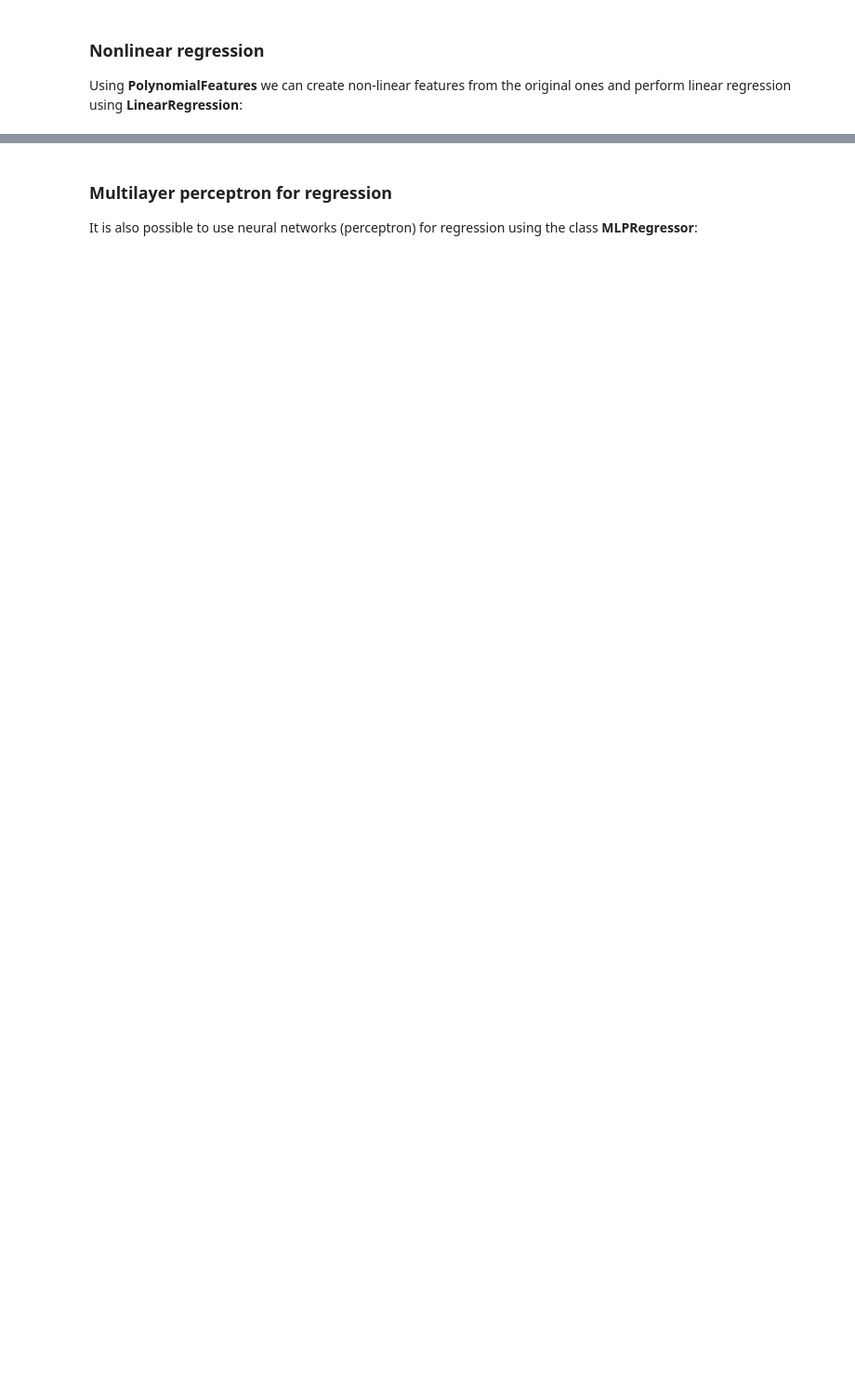
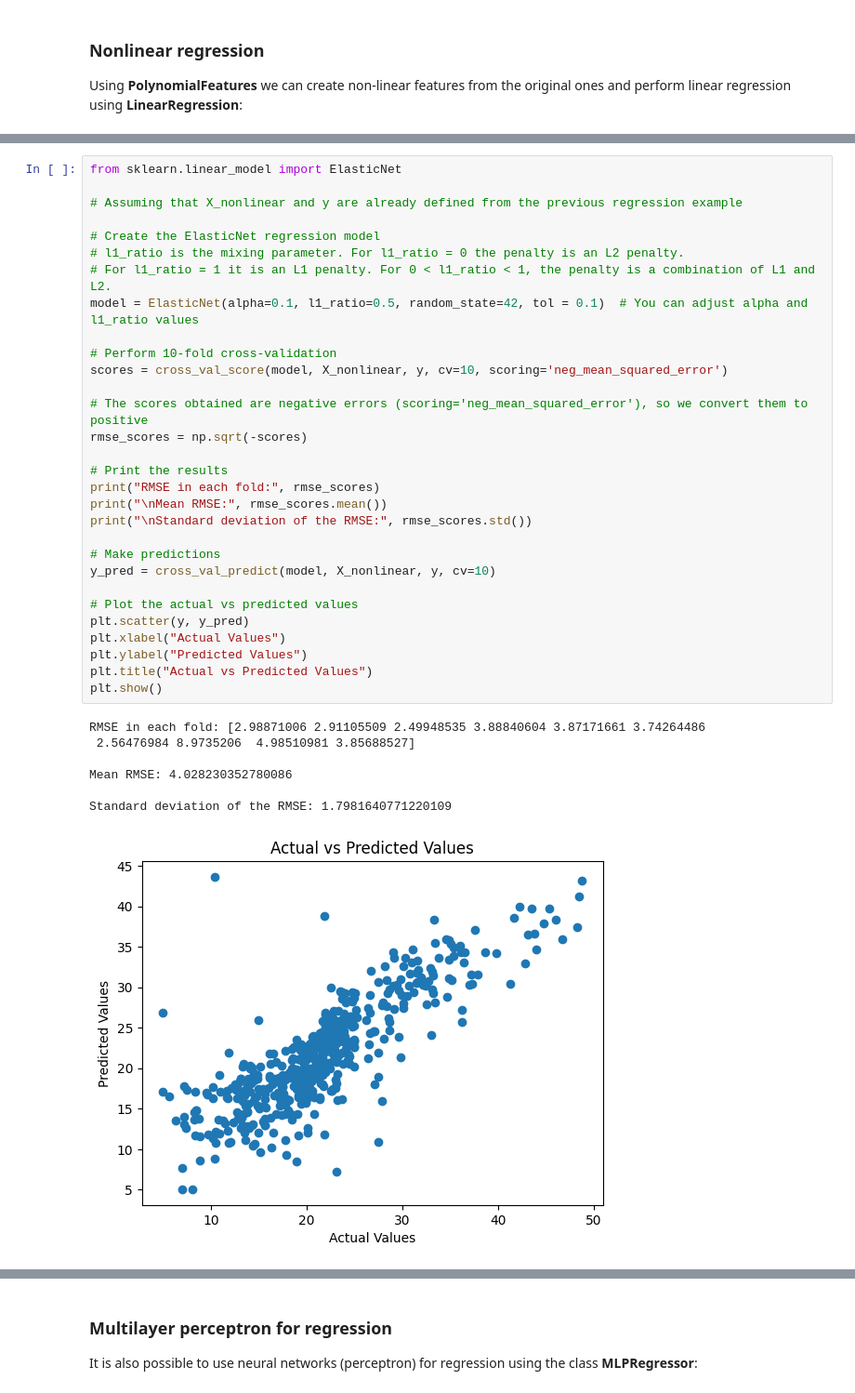
Before and after one commit to AbrahamOtero/MLiB, a Jupyter notebook: 4_PredictiveModels.ipynb, the cells around one changed output, grey strips where cells are left out. Shown at 93% size. Saved outputs shown, nothing was run; the diff lists cells and outputs as text; blank space fills up the shorter version.

```diff
--- a/4_PredictiveModels.ipynb
+++ b/4_PredictiveModels.ipynb
@@ -715,0 +715,38 @@ If you are interested in regularized regression models see the documentation for
+# %%
+from sklearn.linear_model import ElasticNet
+
+# Assuming that X_nonlinear and y are already defined from the previous regression example
+
+# Create the ElasticNet regression model
+# l1_ratio is the mixing parameter. For l1_ratio = 0 the penalty is an L2 penalty.
+# For l1_ratio = 1 it is an L1 penalty. For 0 < l1_ratio < 1, the penalty is a combination of L1 and L2.
+model = ElasticNet(alpha=0.1, l1_ratio=0.5, random_state=42, tol = 0.1)  # You can adjust alpha and l1_ratio values
+
+# Perform 10-fold cross-validation
+scores = cross_val_score(model, X_nonlinear, y, cv=10, scoring='neg_mean_squared_error')
+
+# The scores obtained are negative errors (scoring='neg_mean_squared_error'), so we convert them to positive
+rmse_scores = np.sqrt(-scores)
+
+# Print the results
+print("RMSE in each fold:", rmse_scores)
+print("\nMean RMSE:", rmse_scores.mean())
+print("\nStandard deviation of the RMSE:", rmse_scores.std())
+
+# Make predictions
+y_pred = cross_val_predict(model, X_nonlinear, y, cv=10)
+
+# Plot the actual vs predicted values
+plt.scatter(y, y_pred)
+plt.xlabel("Actual Values")
+plt.ylabel("Predicted Values")
+plt.title("Actual vs Predicted Values")
+plt.show()
+# %% [output]
+RMSE in each fold: [2.98871006 2.91105509 2.49948535 3.88840604 3.87171661 3.74264486
+ 2.56476984 8.9735206  4.98510981 3.85688527]
+
+Mean RMSE: 4.028230352780086
+
+Standard deviation of the RMSE: 1.7981640771220109
+[figure, added]
```
Also changed, not shown: parts of 17 cells of this notebook.
